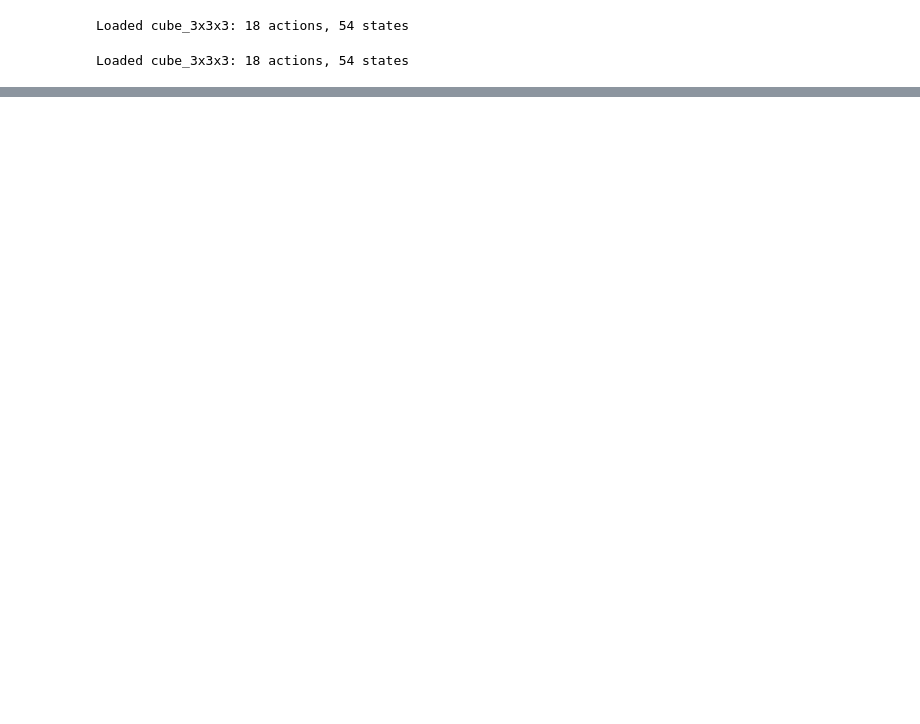
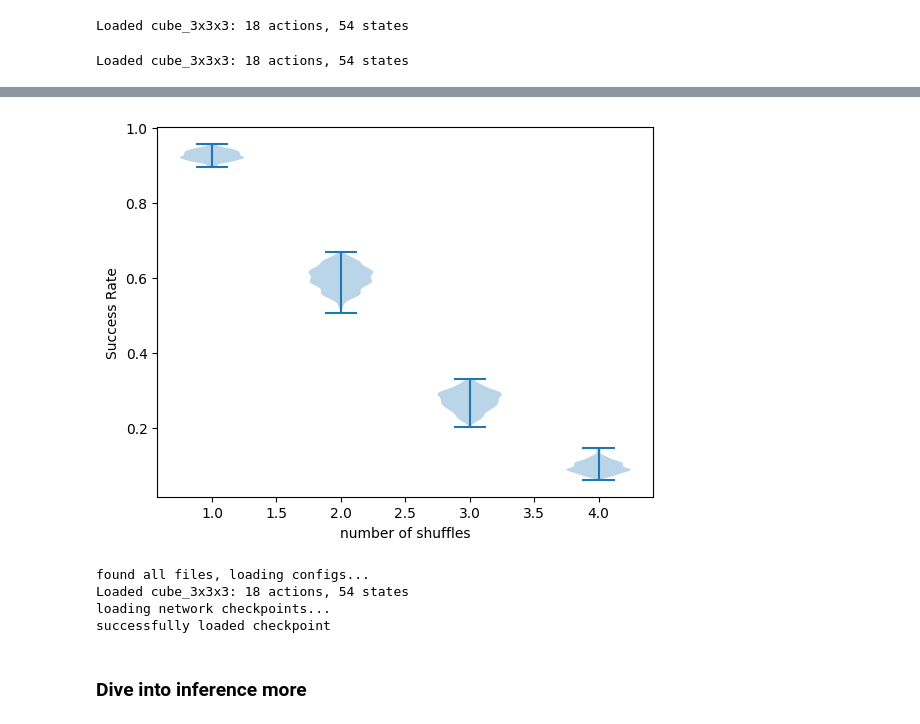
Before and after one commit to LeonY117/polytope-permutation, a Jupyter notebook: agent.ipynb, the cells around one changed output, grey strips where cells are left out. Saved outputs shown, nothing was run; the diff lists cells and outputs as text; code cells hidden in the pictures; blank space fills up the shorter version.

Commit message:
refactor functions into scripts

```diff
--- a/agent.ipynb
+++ b/agent.ipynb
@@ -472,0 +169,11 @@ env.reset()
+# %%
+plot_success_rate(eval_stats["success_per_n"], save_to_folder=result_manager.directory)
+# %% [output]
+[figure, added]
+# %%
+env, agent, history = load_experiment("results/C3_test")
+# %% [output]
+found all files, loading configs...
+Loaded cube_3x3x3: 18 actions, 54 states
+loading network checkpoints...
+successfully loaded checkpoint
@@ -473,3 +182,5 @@ env.reset()
+# %% [markdown]
+### Dive into inference more
 # %%
 from src.mechanism.utils import get_inverse_move
 
```
Also changed, not shown: parts of 20 cells of this notebook.
